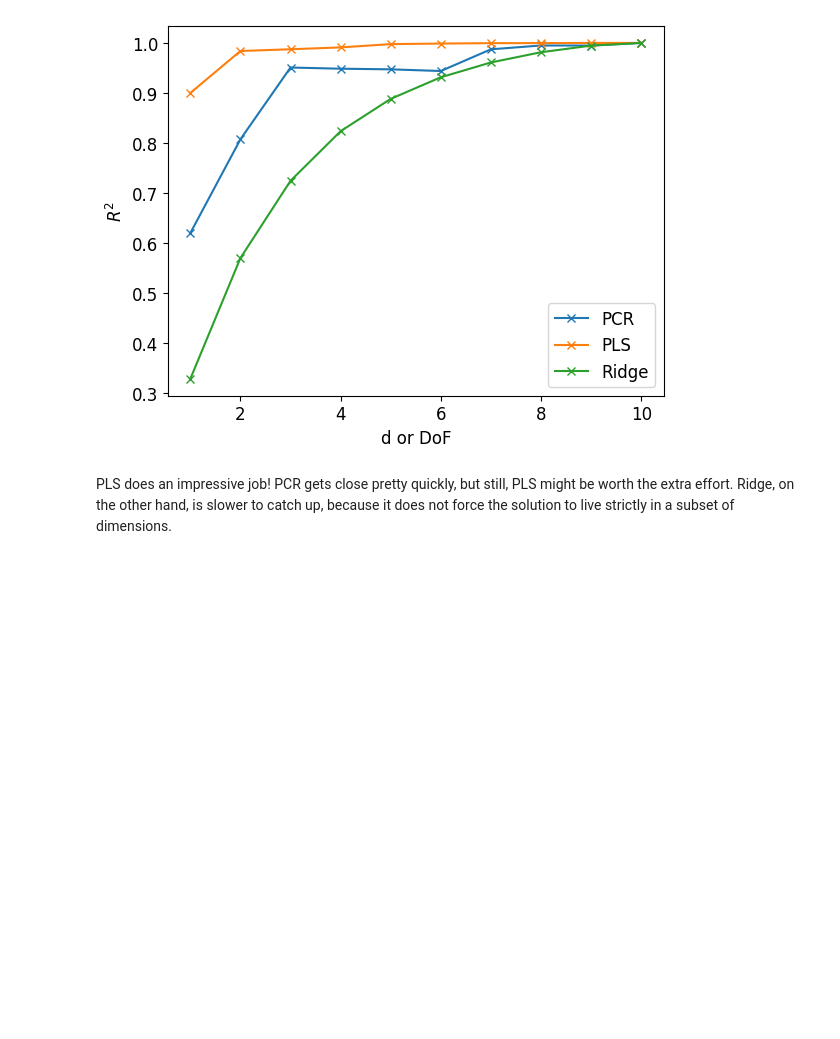
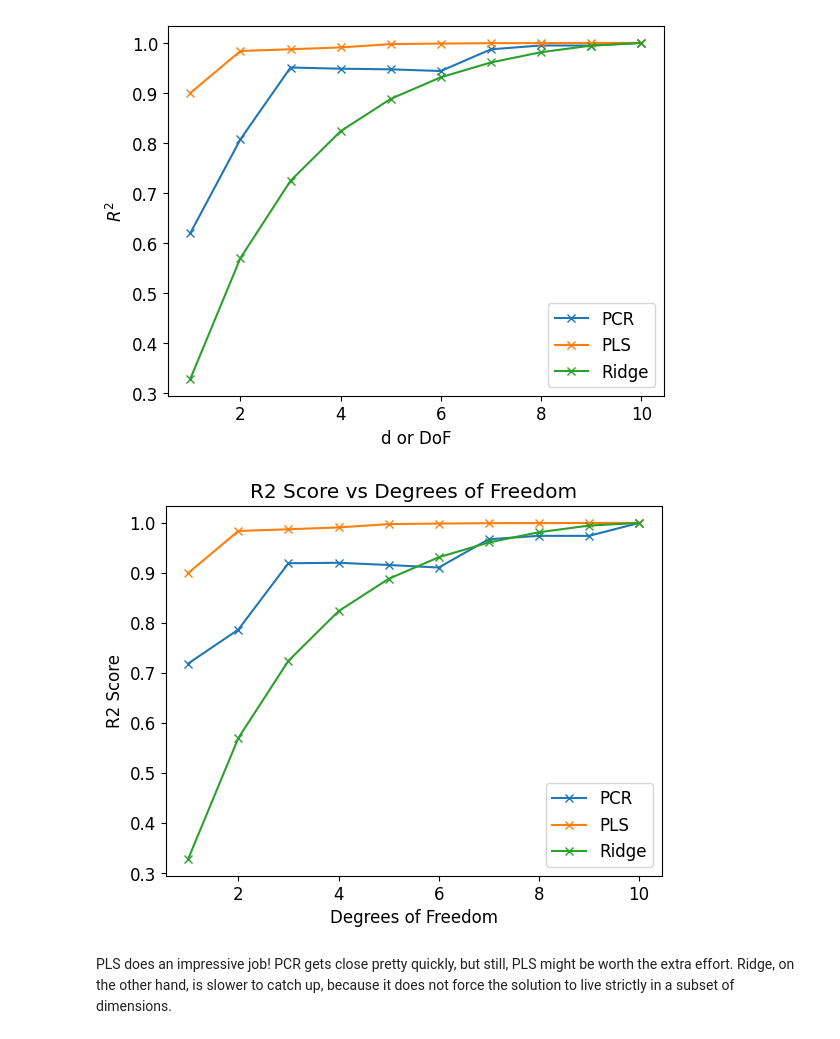
Before and after one commit to Urvi-M/BE559, a Jupyter notebook: Homework4_part3_V2.ipynb, the cells around one changed output. Cells and saved outputs as stored; diff of their text form; code cells hidden in the pictures; blank space fills up the shorter version.

```diff
--- a/Homework4_part3_V2.ipynb
+++ b/Homework4_part3_V2.ipynb
@@ -190,6 +190,7 @@ scaler = StandardScaler()
 X = scaler.fit_transform(X)
 # %%
 X_train, X_test, y_train, y_test = train_test_split(X, y, random_state=np.random.RandomState(2), test_size=0.5)
+y_train = y_train.to_numpy()
 # %%
 pc= make_pipeline(StandardScaler(), PCA(n_components=len(features)))
 pc.fit(X_train, y_train)
@@ -565,6 +566,61 @@ Let's bring this all together now. Write a `for` loop, to loop over all dimensio
 # %%
 # %% [output]
 [figure]
+# %%
+# Initialize arrays to store R2 scores
+r2_scores_pcr = []
+r2_scores_pls = []
+r2_scores_ridge = []
+def find_lambda(dof, y_train):
+    def func(lambda_):
+        return np.sum(S** 2 / (S ** 2 + lambda_)) - dof
+
+    # Use root finding to find the lambda value
+    result = root(func, x0=1)
+    lambda_ = result.x[0]
+    return lambda_
+# Loop over dimensions (or degrees of freedom)
+for dof in range(1, 11):
+    # Fit PCR model
+    pca = PCA(n_components=dof)
+    X_train_pcr = pca.fit_transform(X_train)
+    X_test_pcr = pca.transform(X_test)
+    linear_regression = LinearRegression()
+    linear_regression.fit(X_train_pcr, y_train)
+    r2_pcr = linear_regression.score(X_test_pcr, y_test)
+    r2_scores_pcr.append(r2_pcr)
+
+    # Fit PLS model
+    pls_model = PLSRegression(n_components=dof)
+    pls_model.fit(X_train, y_train)
+    r2_pls = pls_model.score(X_test, y_test)
+    r2_scores_pls.append(r2_pls)
+
+
+    # Find lambda for Ridge model
+    lambda_ = find_lambda(dof, y_train)
+
+    # Ensure lambda is non-negative
+    lambda_ = max(0, lambda_)
+
+    # Fit Ridge model
+    ridge = Ridge(alpha=lambda_)
+    ridge.fit(X_train, y_train)
+    r2_ridge = ridge.score(X_test, y_test)
+    r2_scores_ridge.append(r2_ridge)
+
+# Plot R2 scores as a function of degrees of freedom
+degrees_of_freedom = np.arange(1, 11)
+plt.plot(degrees_of_freedom, r2_scores_pcr,'x-', label='PCR')
+plt.plot(degrees_of_freedom, r2_scores_pls,'x-', label='PLS')
+plt.plot(degrees_of_freedom, r2_scores_ridge,'x-', label='Ridge')
+plt.xlabel('Degrees of Freedom')
+plt.ylabel('R2 Score')
+plt.title('R2 Score vs Degrees of Freedom')
+plt.legend()
+plt.show()
+# %% [output]
+[figure, added]
 # %% [markdown]
 PLS does an impressive job! PCR gets close pretty quickly, but still, PLS might be worth the extra effort. Ridge, on the other hand, is slower to catch up, because it does not force the solution to live strictly in a subset of dimensions.
 # %% [markdown]
```
Also changed, not shown: parts of 3 cells of this notebook.
